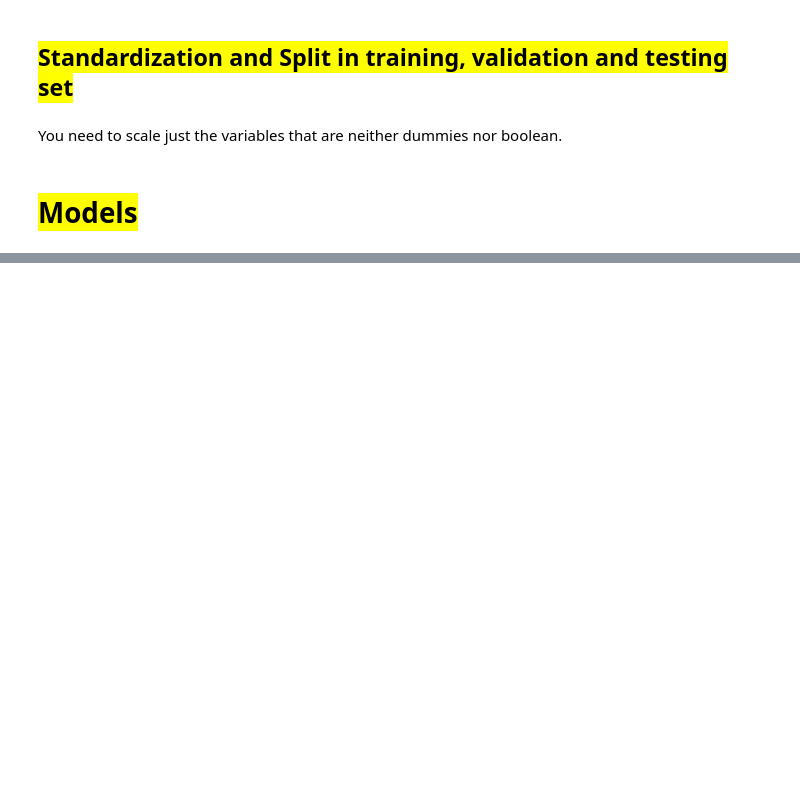
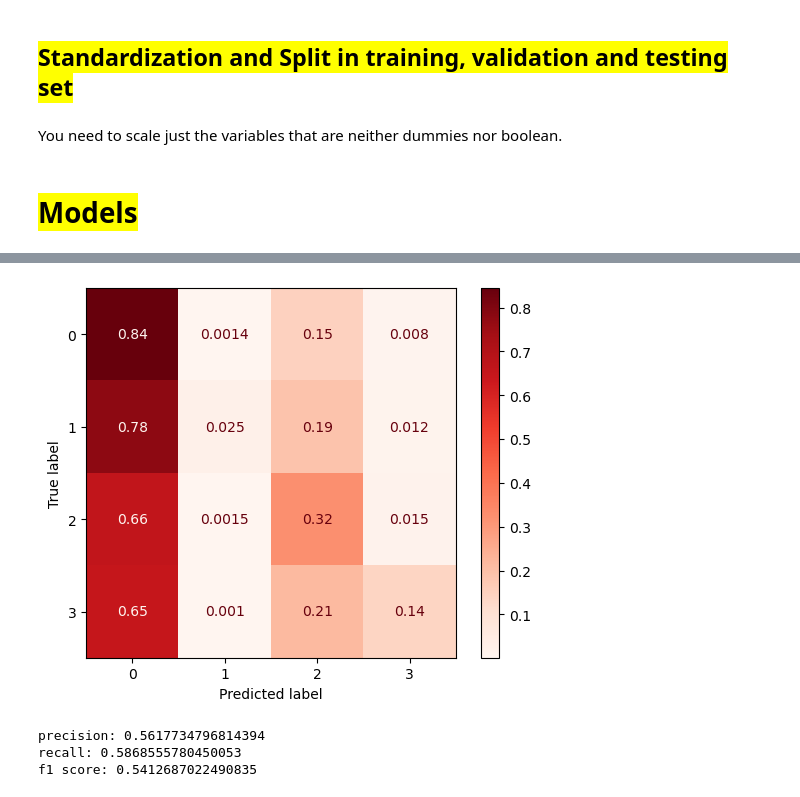
Before and after one commit to AdrianoEttari/EUSTEMA-Challenge, a Jupyter notebook: notebooks/Eustema_models_train_od.ipynb, the cells around one changed output, grey strips where cells are left out. Drawn from its saved outputs; the diff is of its cells as text; code cells hidden in the pictures; blank space fills up the shorter version.

```diff
--- a/notebooks/Eustema_models_train_od.ipynb
+++ b/notebooks/Eustema_models_train_od.ipynb
@@ -184,0 +240,25 @@ print(score)
+# %%
+def get_run_logdir(root_logdir, model_name):
+    import time
+    run_id = time.strftime('run_%Y_%m_%d-%H_%M_%S')
+    return os.path.join(root_logdir, model_name+'_'+run_id)
+
+model_name = input('Enter model name: ')
+root_logdir = os.path.join(os.curdir,'..', 'my_logs')
+run_logdir = get_run_logdir(root_logdir, model_name)
+
+early_stop_cb = tf.keras.callbacks.EarlyStopping(patience=10, restore_best_weights=True)
+tensorboard_cb = keras.callbacks.TensorBoard(run_logdir,
+                                            histogram_freq=1)
+# %%
+NN_class = keras.models.Sequential([
+    keras.layers.Dense(1024,activation = 'relu',kernel_initializer='he_normal',input_shape = X_train.shape[1:]),
+    keras.layers.Dense(512,activation = 'relu',kernel_initializer='he_normal'),
+    keras.layers.Dense(256,activation = 'relu',kernel_initializer='he_normal'),
+    keras.layers.Dense(128,activation = 'relu',kernel_initializer='he_normal'),
+    keras.layers.Dense(56,activation = 'relu',kernel_initializer='he_normal'),
+    keras.layers.Dense(4,activation = 'softmax')
+])
+# %%
+NN_class.compile(loss = "sparse_categorical_crossentropy",optimizer = "adam",metrics = ['Accuracy'])
+history_class = NN_class.fit(X_train,y_train_Outcome,epochs = 30,validation_data = (X_val,y_val_Outcome),callbacks=[tensorboard_cb, early_stop_cb])
@@ -184,0 +289,5 @@ print(score)
+# %%
+y_pred_Outcome_NN = np.argmax(NN_class.predict(X_test),axis=1)
+ConfusionMatrixDisplay.from_predictions(y_test_Outcome,y_pred_Outcome_NN, normalize = "true", cmap = "Reds")
+plt.show()
+# %% [output]
@@ -184,0 +296,13 @@ print(score)
+[figure, added]
+# %%
+f1_NN = f1_score(y_test_Outcome,y_pred_Outcome_NN,average = 'weighted')
+precision_NN = precision_score(y_test_Outcome,y_pred_Outcome_NN,average = 'weighted')
+recall_NN = recall_score(y_test_Outcome,y_pred_Outcome_NN,average ='weighted')
+
+print("precision:", precision_NN)
+print("recall:", recall_NN)
+print("f1 score:", f1_NN)
+# %% [output]
+precision: 0.5617734796814394
+recall: 0.5868555780450053
+f1 score: 0.5412687022490835
```
Also changed, not shown: parts of 61 cells of this notebook.
